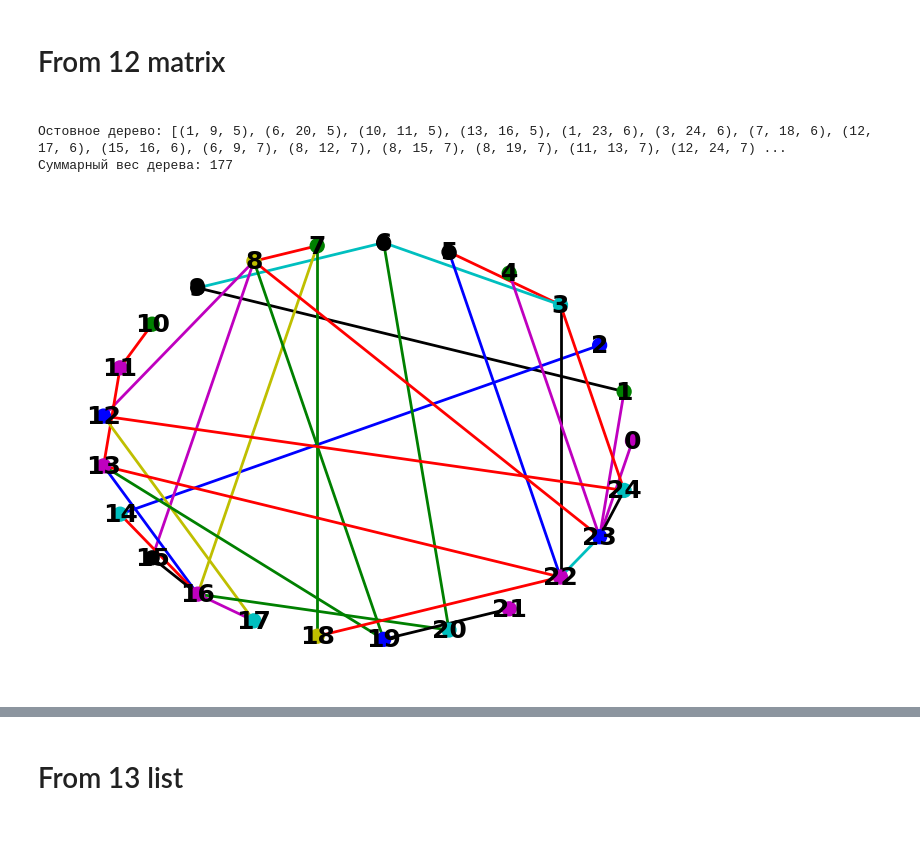
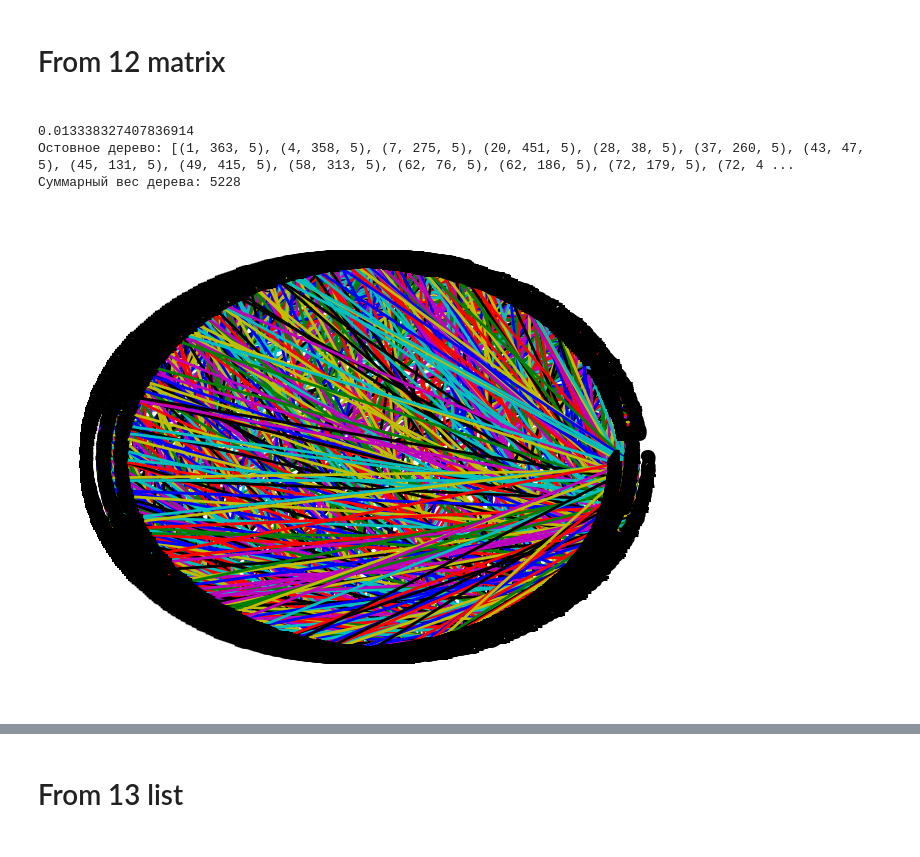
Before and after one commit to Krasnovik/GraphLabs, a Jupyter notebook: Graph.ipynb, the cells around one changed output, grey strips where cells are left out. Drawn from its saved outputs; the diff is of its cells as text; code cells hidden in the pictures.

```diff
--- a/Graph.ipynb
+++ b/Graph.ipynb
@@ -121,30 +121,35 @@ def prim(adj_matrix):
 # %%
 # from Graph import *
 
-matrix_file = "task4/matrix_t4_003.txt"
-
+matrix_file = "task4/matrix_t4_010.txt"
+import time
 g = Graph(matrix_file, "-m")
 
 
 if not g.is_directed():
+    start = time.time()
     mst_edges, mst_weight = kruskal(g.get_adjacency_matrix())
+    end = time.time()
+    res = end - start
+    print(res)
     print("Остовное дерево:", mst_edges)
     print("Суммарный вес дерева:", mst_weight)
 elif g.is_directed():
     # print(undirected_adjacency_matrix(g.get_adjacency_matrix()))
     mst_edges, mst_weight = kruskal(undirected_adjacency_matrix(g.get_adjacency_matrix()))
     print("Остовное дерево:", mst_edges)
     print("Суммарный вес дерева:", mst_weight)
 
 
 g.get_graph()
 
 
 # print(g._Graph__adjacency_matrix)
 # %% [output]
-Остовное дерево: [(1, 9, 5), (6, 20, 5), (10, 11, 5), (13, 16, 5), (1, 23, 6), (3, 24, 6), (7, 18, 6), (12, 17, 6), (15, 16, 6), (6, 9, 7), (8, 12, 7), (8, 15, 7), (8, 19, 7), (11, 13, 7), (12, 24, 7) ...
-Суммарный вес дерева: 177
+0.013338327407836914
+Остовное дерево: [(1, 363, 5), (4, 358, 5), (7, 275, 5), (20, 451, 5), (28, 38, 5), (37, 260, 5), (43, 47, 5), (45, 131, 5), (49, 415, 5), (58, 313, 5), (62, 76, 5), (62, 186, 5), (72, 179, 5), (72, 4 ...
+Суммарный вес дерева: 5228
-[figure, old version]
+[figure, new version]
 # %%
 # from Graph import *
 
```
Also changed, not shown: parts of 4 cells of this notebook.
